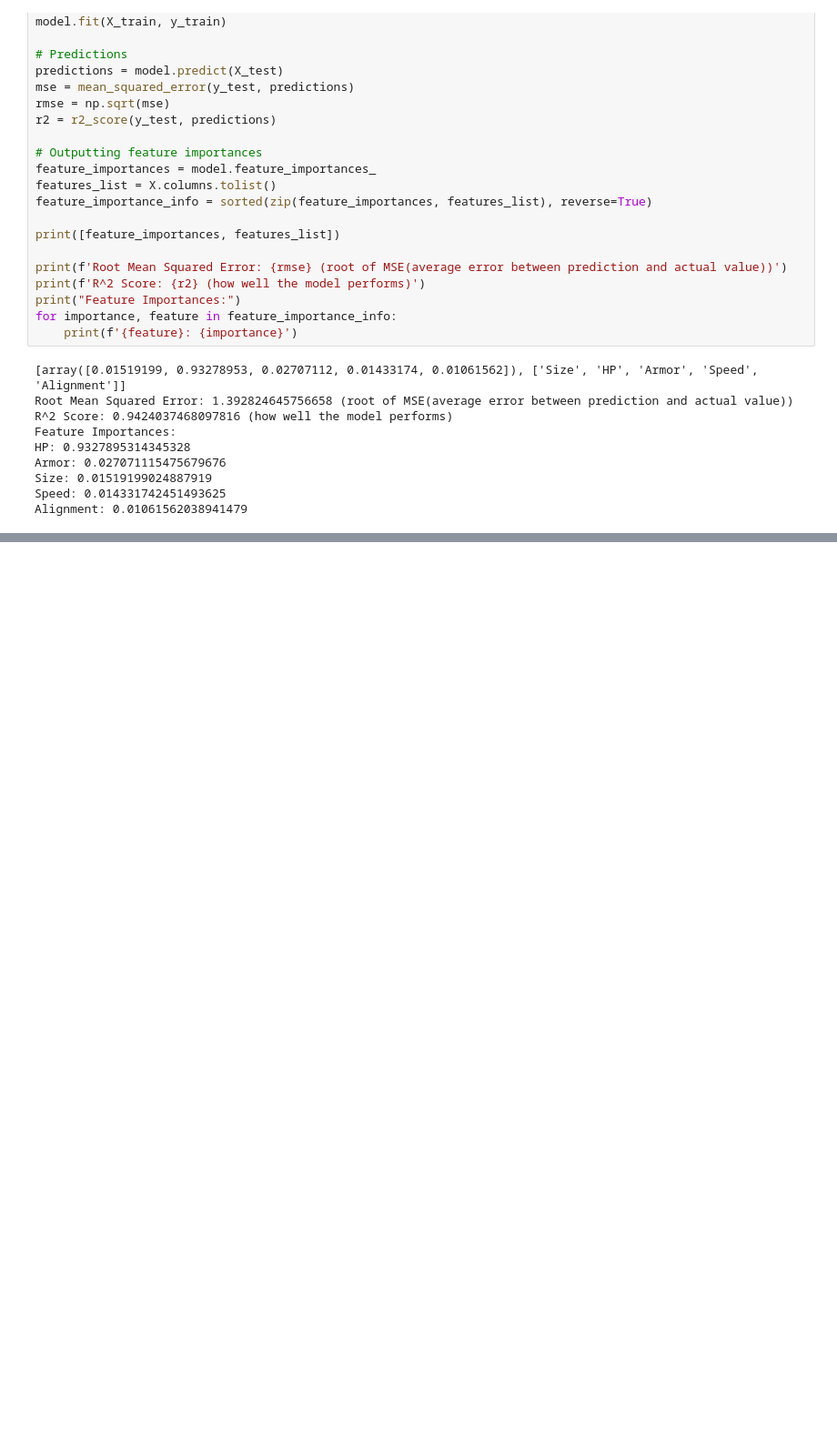
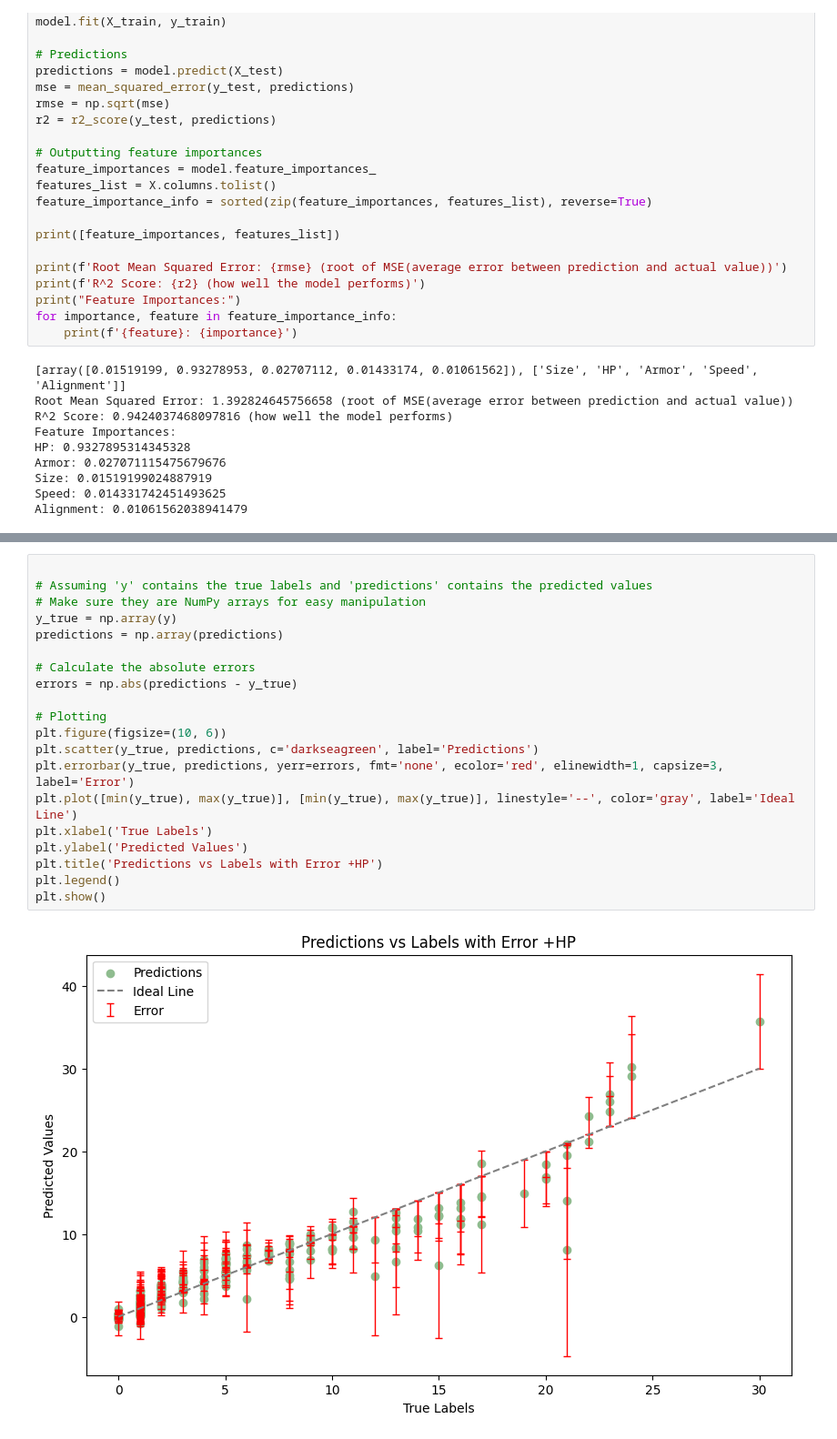
Before and after one commit to Dorffasaurus/supreme-dollop, a Jupyter notebook: Project.ipynb, the cells around one changed output, grey strips where cells are left out. Shown at 91% size. Saved outputs shown, nothing was run; the diff lists cells and outputs as text; blank space fills up the shorter version.

```diff
--- a/Project.ipynb
+++ b/Project.ipynb
@@ -408,0 +417,22 @@ plt.show()
+# %%
+
+# Assuming 'y' contains the true labels and 'predictions' contains the predicted values
+# Make sure they are NumPy arrays for easy manipulation
+y_true = np.array(y)
+predictions = np.array(predictions)
+
+# Calculate the absolute errors
+errors = np.abs(predictions - y_true)
+
+# Plotting
+plt.figure(figsize=(10, 6))
+plt.scatter(y_true, predictions, c='darkseagreen', label='Predictions')
+plt.errorbar(y_true, predictions, yerr=errors, fmt='none', ecolor='red', elinewidth=1, capsize=3, label='Error')
+plt.plot([min(y_true), max(y_true)], [min(y_true), max(y_true)], linestyle='--', color='gray', label='Ideal Line')
+plt.xlabel('True Labels')
+plt.ylabel('Predicted Values')
+plt.title('Predictions vs Labels with Error +HP')
+plt.legend()
+plt.show()
+# %% [output]
+[figure, added]
```
Also changed, not shown: parts of 8 cells of this notebook.
